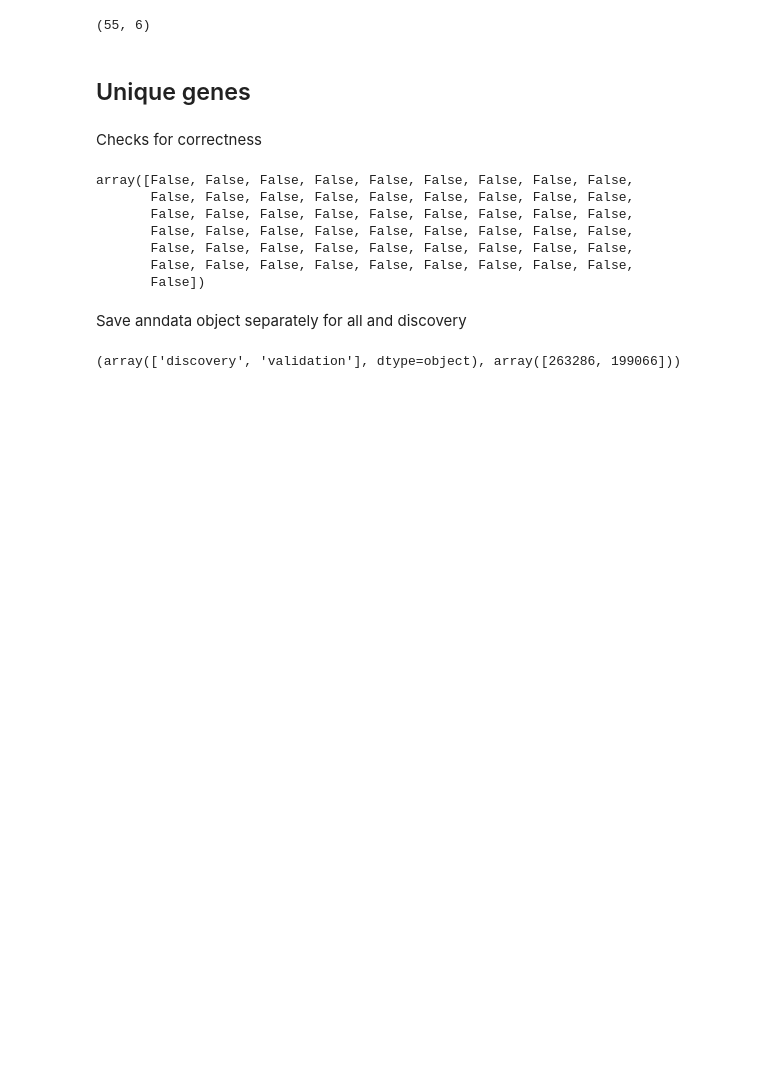
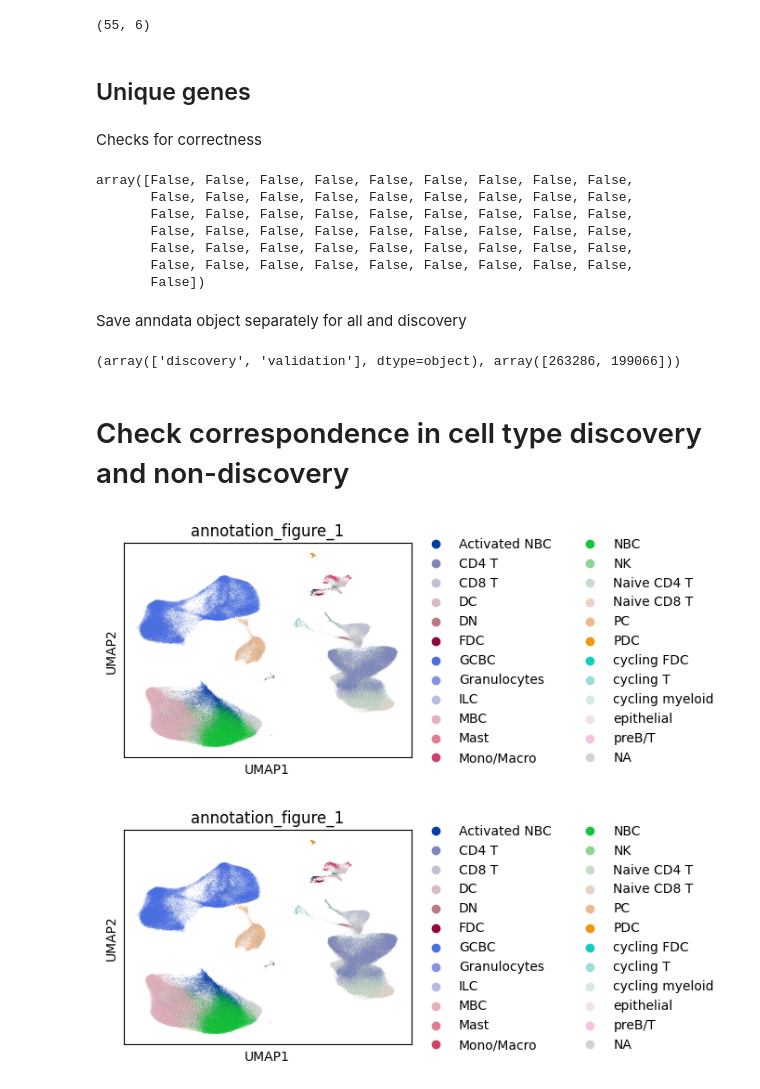
Before and after one commit to allepalma/scportrait_ot, a Jupyter notebook: notebooks/exploration_scrna_seq.ipynb, the cells around one changed output. Cells and saved outputs as stored; diff of their text form; code cells hidden in the pictures; blank space fills up the shorter version.

```diff
--- a/notebooks/exploration_scrna_seq.ipynb
+++ b/notebooks/exploration_scrna_seq.ipynb
@@ -100,3 +93,17 @@ np.unique(adata_reduced.obs.cohort_type, return_counts=True)
 adata_reduced.write_h5ad("/lustre/groups/ml01/workspace/alessandro.palma/scportrait/data/scrnaseq/sce_converted_processed_total.h5ad")
 # %%
 adata_reduced[adata_reduced.obs.cohort_type=='discovery'].write_h5ad("/lustre/groups/ml01/workspace/alessandro.palma/scportrait/data/scrnaseq/sce_converted_processed_discovery.h5ad")
+# %% [markdown]
+# Check correspondence in cell type discovery and non-discovery
+# %%
+adata_reduced = sc.read_h5ad("/lustre/groups/ml01/workspace/alessandro.palma/scportrait/data/scrnaseq/sce_converted_processed_total.h5ad")
+adata_reduced_discovery = sc.read_h5ad("/lustre/groups/ml01/workspace/alessandro.palma/scportrait/data/scrnaseq/sce_converted_processed_total.h5ad")
+# %%
+adata_reduced.obsm["X_umap"] = adata_reduced.obsm["UMAP"]
+adata_reduced_discovery.obsm["X_umap"] = adata_reduced_discovery.obsm["UMAP"]
+# %%
+sc.pl.umap(adata_reduced, color="annotation_figure_1")
+sc.pl.umap(adata_reduced_discovery, color="annotation_figure_1")
+# %% [output]
+[figure, added]
+[figure, added]
```
Also changed, not shown: parts of 2 cells of this notebook, 7 other files.
